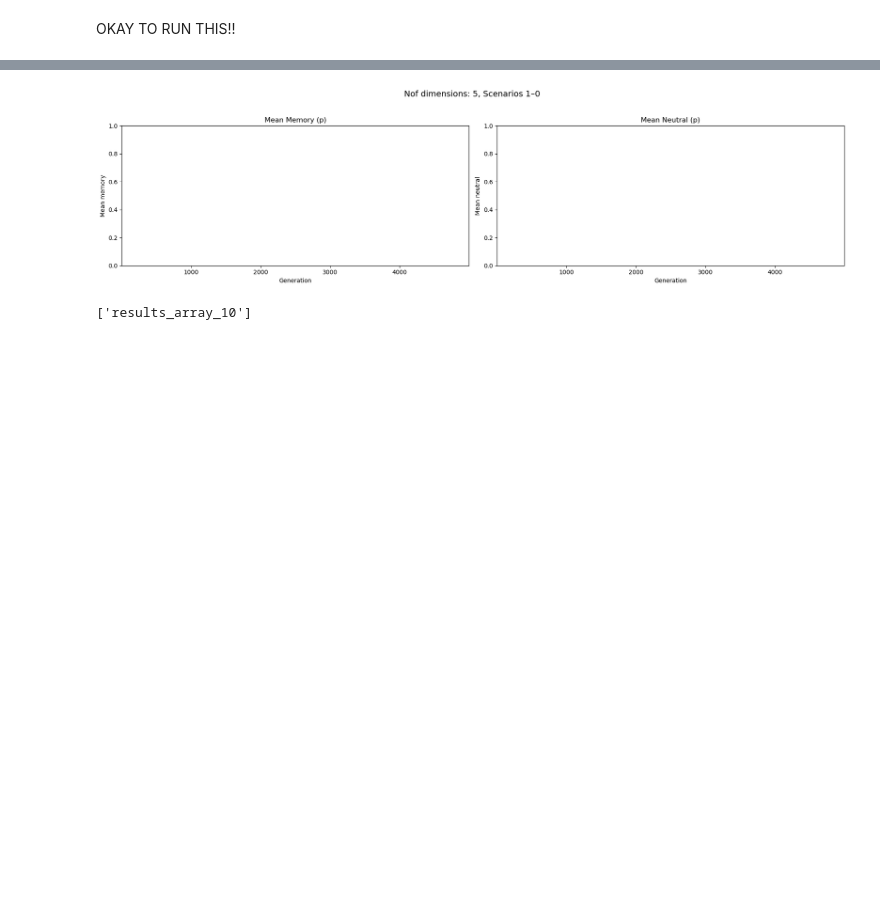
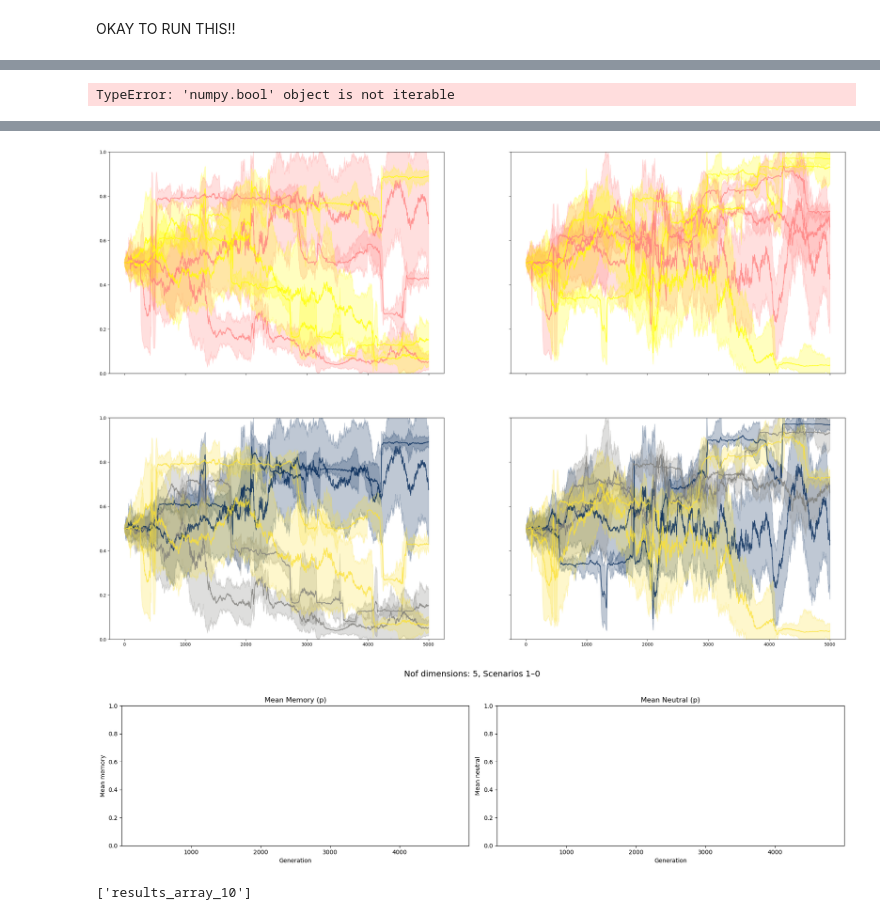
Before and after one commit to Uthara28/Epigenetic-Decay, a Jupyter notebook: Hanna_simu/simulation/interactive_simu_shortergentime.ipynb, the cells around one changed output, grey strips where cells are left out. Cells and saved outputs as stored; diff of their text form; code cells hidden in the pictures; blank space fills up the shorter version.

```diff
--- a/Hanna_simu/simulation/interactive_simu_shortergentime.ipynb
+++ b/Hanna_simu/simulation/interactive_simu_shortergentime.ipynb
@@ -359,0 +352,13 @@ for array in sorted_epi_keys:
+# %%
+meanmemory_p = concatenated_results_epi['meanmemory_p'][:, :-1]
+meanneutral_p = concatenated_results_epi['meanneutral_p'][:, :-1]
+stdmemory_p = concatenated_results_epi['std_memory_p'][:, :-1]
+stdneutral_p = concatenated_results_epi['std_neutral_p'][:, :-1]
+
+
+
+nof_scenarios = (meanmemory_p.shape[0] -1)
+maxgen = meanmemory_p.shape[1]
+
+rho_values = concatenated_results_epi['rho_m_alpha_beta'][:, 0]   # one rho per scenario
+m_vals = concatenated_results_epi['rho_m_alpha_beta'][:, 1]
@@ -359,0 +487,65 @@ for array in sorted_epi_keys:
+# %%
+max(stdneutral_p.any())
+# %% [output]
+TypeError: 'numpy.bool' object is not iterable
+# %%
+start = 0
+
+norm_rho = mcolors.Normalize(vmin=-1, vmax=1)
+norm_m   = mcolors.Normalize(vmin=0.5, vmax=1)
+cmap_rho = cm.get_cmap("spring")
+cmap_m   = cm.get_cmap("cividis")
+
+fig, ax = plt.subplots(2, 2, figsize=(30, 20), sharex=True, sharey=True)
+
+x = np.arange(1, maxgen + 1)   # ✅ FIX 1: Proper x-axis
+
+for i in range(start, nof_scenarios + 1):
+
+    print(f'meanmemory_p_{i}: ', meanmemory_p[i, :])
+
+    rho = rho_values[i]
+    m   = m_vals[i]
+
+    color_rho = cmap_rho(norm_rho(rho))
+    color_m   = cmap_m(norm_m(m))
+
+    # -------- Row 1: Colored by rho --------
+    ax[0,0].plot(x, meanmemory_p[i, :], color=color_rho, alpha=0.8)
+    ax[0,0].fill_between(
+        x,
+        meanmemory_p[i, :] - stdmemory_p[i, :],
+        meanmemory_p[i, :] + stdmemory_p[i, :],
+        color=color_rho,
+        alpha=0.25
+    )
+
+    ax[0,1].plot(x, meanneutral_p[i, :], color=color_rho, alpha=0.8)
+    ax[0,1].fill_between(                              # ✅ FIX 2
+        x,
+        meanneutral_p[i, :] - stdneutral_p[i, :],
+        meanneutral_p[i, :] + stdneutral_p[i, :],
+        color=color_rho,
+        alpha=0.25
+    )
+
+    # -------- Row 2: Colored by m --------
+    ax[1,0].plot(x, meanmemory_p[i, :], color=color_m, alpha=0.8)
+    ax[1,0].fill_between(
+        x,
+        meanmemory_p[i, :] - stdmemory_p[i, :],
+        meanmemory_p[i, :] + stdmemory_p[i, :],
+        color=color_m,
+        alpha=0.25
+    )
+
+    ax[1,1].plot(x, meanneutral_p[i, :], color=color_m, alpha=0.8)
+    ax[1,1].set_ylim(0, 1)
+    ax[1,1].fill_between(                              # ✅ FIX 3
+        x,
+        meanneutral_p[i, :] - stdneutral_p[i, :],
+        meanneutral_p[i, :] + stdneutral_p[i, :],
+        color=color_m,
+        alpha=0.25
+    )
+# %% [output]
@@ -360,3 +558,4 @@ for array in sorted_epi_keys:
+[figure, added]
 # %%
 
 start = 1
```
Also changed, not shown: parts of 36 cells of this notebook, 4 other files.
